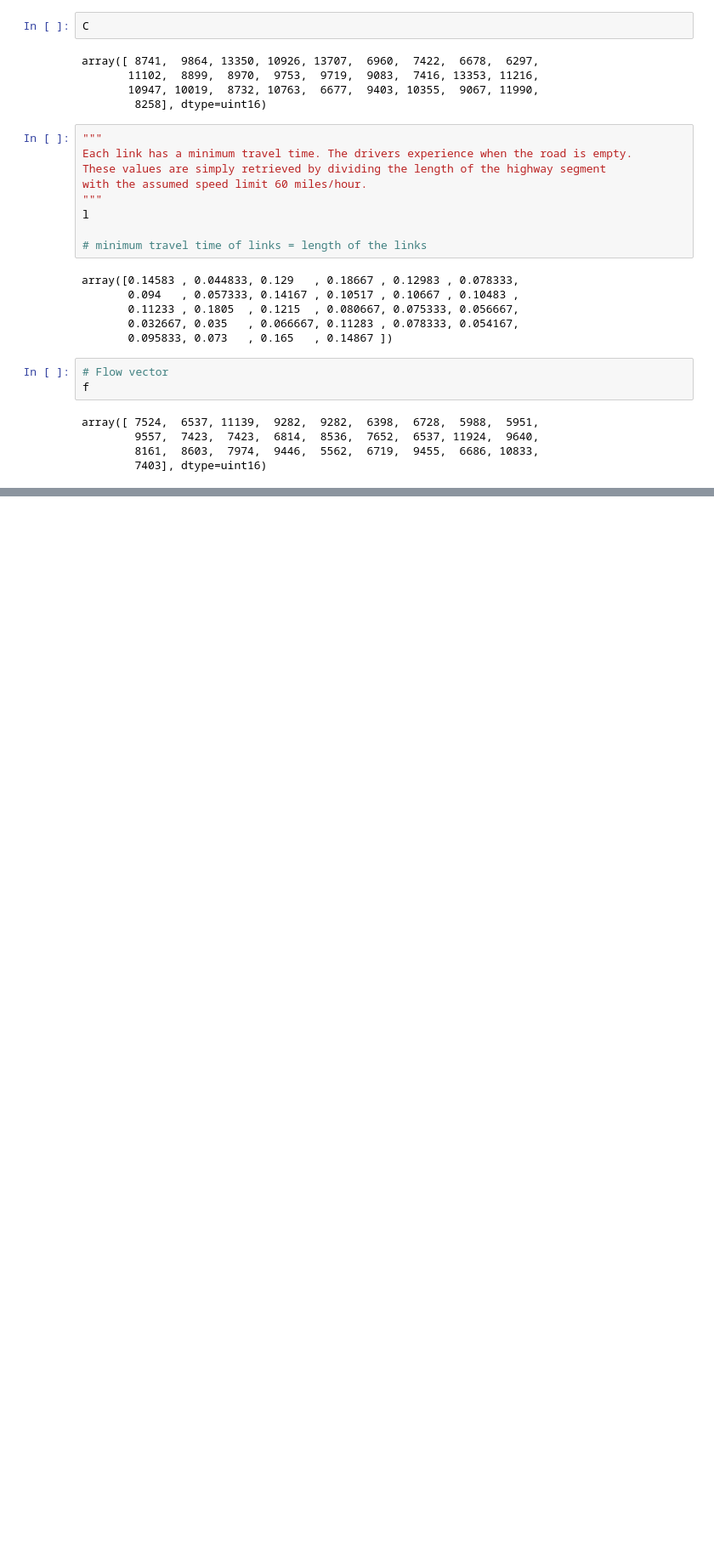
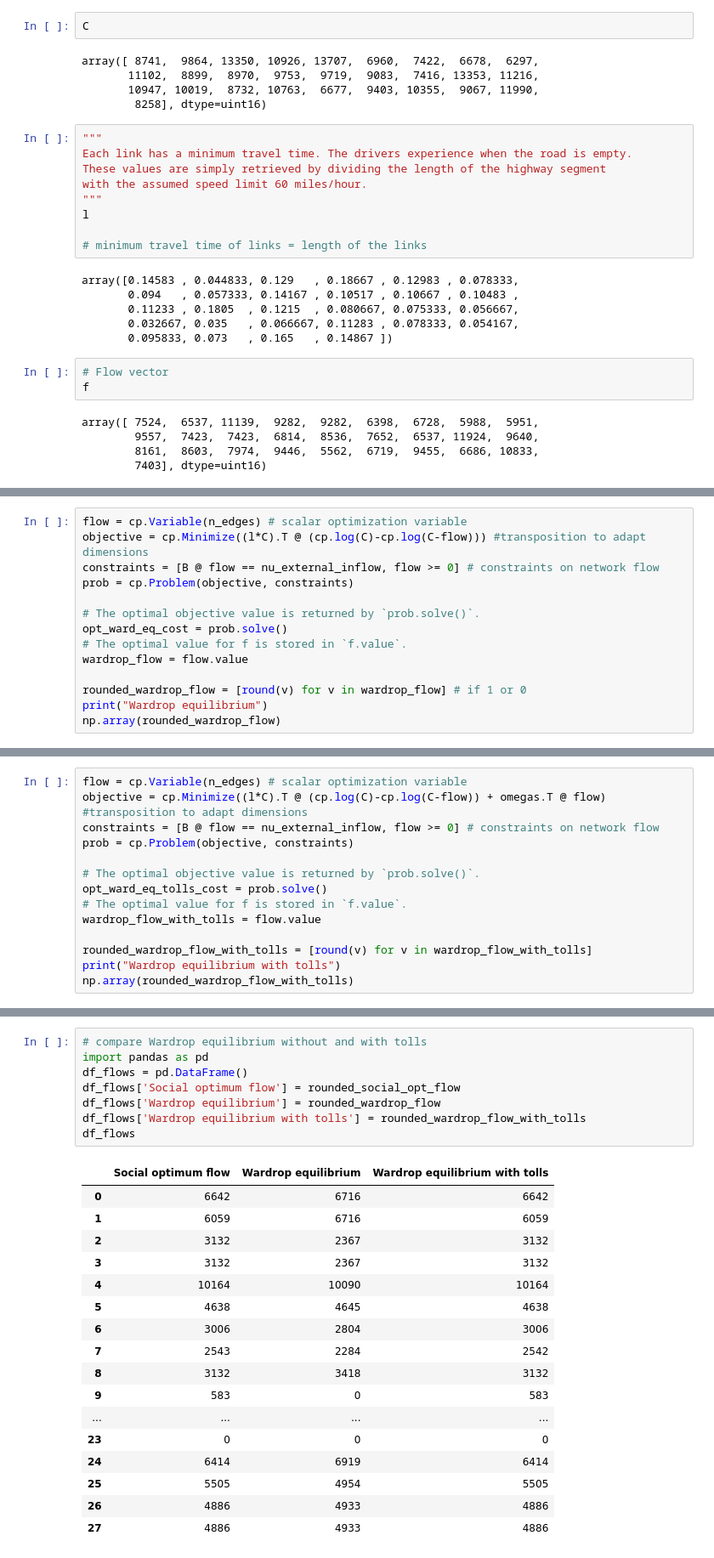
Before and after one commit to alecasel/Network-Dynamics-And-Learning, a Jupyter notebook: h1/Homework1.ipynb, the cells around one changed output, grey strips where cells are left out. Shown at 85% size. Drawn from its saved outputs; the diff is of its cells as text; blank space fills up the shorter version.

Commit message:
All finished - do a revision, compare with others

```diff
--- a/h1/Homework1.ipynb
+++ b/h1/Homework1.ipynb
@@ -505,0 +636,14 @@ array([1, 1, 0, 0, 0, 0, 0, 0, 1, 0, 0, 1, 0, 0, 0, 0, 0, 0, 0, 0, 0, 0,
+# %%
+flow = cp.Variable(n_edges) # scalar optimization variable
+objective = cp.Minimize((l*C).T @ (cp.log(C)-cp.log(C-flow))) #transposition to adapt dimensions
+constraints = [B @ flow == nu_external_inflow, flow >= 0] # constraints on network flow
+prob = cp.Problem(objective, constraints)
+
+# The optimal objective value is returned by `prob.solve()`.
+opt_ward_eq_cost = prob.solve()
+# The optimal value for f is stored in `f.value`.
+wardrop_flow = flow.value
+
+rounded_wardrop_flow = [round(v) for v in wardrop_flow] # if 1 or 0
+print("Wardrop equilibrium")
+np.array(rounded_wardrop_flow)
@@ -505,0 +685,14 @@ array([1, 1, 0, 0, 0, 0, 0, 0, 1, 0, 0, 1, 0, 0, 0, 0, 0, 0, 0, 0, 0, 0,
+# %%
+flow = cp.Variable(n_edges) # scalar optimization variable
+objective = cp.Minimize((l*C).T @ (cp.log(C)-cp.log(C-flow)) + omegas.T @ flow) #transposition to adapt dimensions
+constraints = [B @ flow == nu_external_inflow, flow >= 0] # constraints on network flow
+prob = cp.Problem(objective, constraints)
+
+# The optimal objective value is returned by `prob.solve()`.
+opt_ward_eq_tolls_cost = prob.solve()
+# The optimal value for f is stored in `f.value`.
+wardrop_flow_with_tolls = flow.value
+
+rounded_wardrop_flow_with_tolls = [round(v) for v in wardrop_flow_with_tolls]
+print("Wardrop equilibrium with tolls")
+np.array(rounded_wardrop_flow_with_tolls)
@@ -505,0 +710,26 @@ array([1, 1, 0, 0, 0, 0, 0, 0, 1, 0, 0, 1, 0, 0, 0, 0, 0, 0, 0, 0, 0, 0,
+# %%
+# compare Wardrop equilibrium without and with tolls
+import pandas as pd
+df_flows = pd.DataFrame()
+df_flows['Social optimum flow'] = rounded_social_opt_flow
+df_flows['Wardrop equilibrium'] = rounded_wardrop_flow
+df_flows['Wardrop equilibrium with tolls'] = rounded_wardrop_flow_with_tolls
+df_flows
+# %% [output]
+|  | Social optimum flow | Wardrop equilibrium | Wardrop equilibrium with tolls |
+| 0 | 6642 | 6716 | 6642 |
+| 1 | 6059 | 6716 | 6059 |
+| 2 | 3132 | 2367 | 3132 |
+| 3 | 3132 | 2367 | 3132 |
+| 4 | 10164 | 10090 | 10164 |
+| 5 | 4638 | 4645 | 4638 |
+| 6 | 3006 | 2804 | 3006 |
+| 7 | 2543 | 2284 | 2542 |
+| 8 | 3132 | 3418 | 3132 |
+| 9 | 583 | 0 | 583 |
+| ... | ... | ... | ... |
+| 23 | 0 | 0 | 0 |
+| 24 | 6414 | 6919 | 6414 |
+| 25 | 5505 | 4954 | 5505 |
+| 26 | 4886 | 4933 | 4886 |
+| 27 | 4886 | 4933 | 4886 |
```
Also changed, not shown: parts of 32 cells of this notebook.
